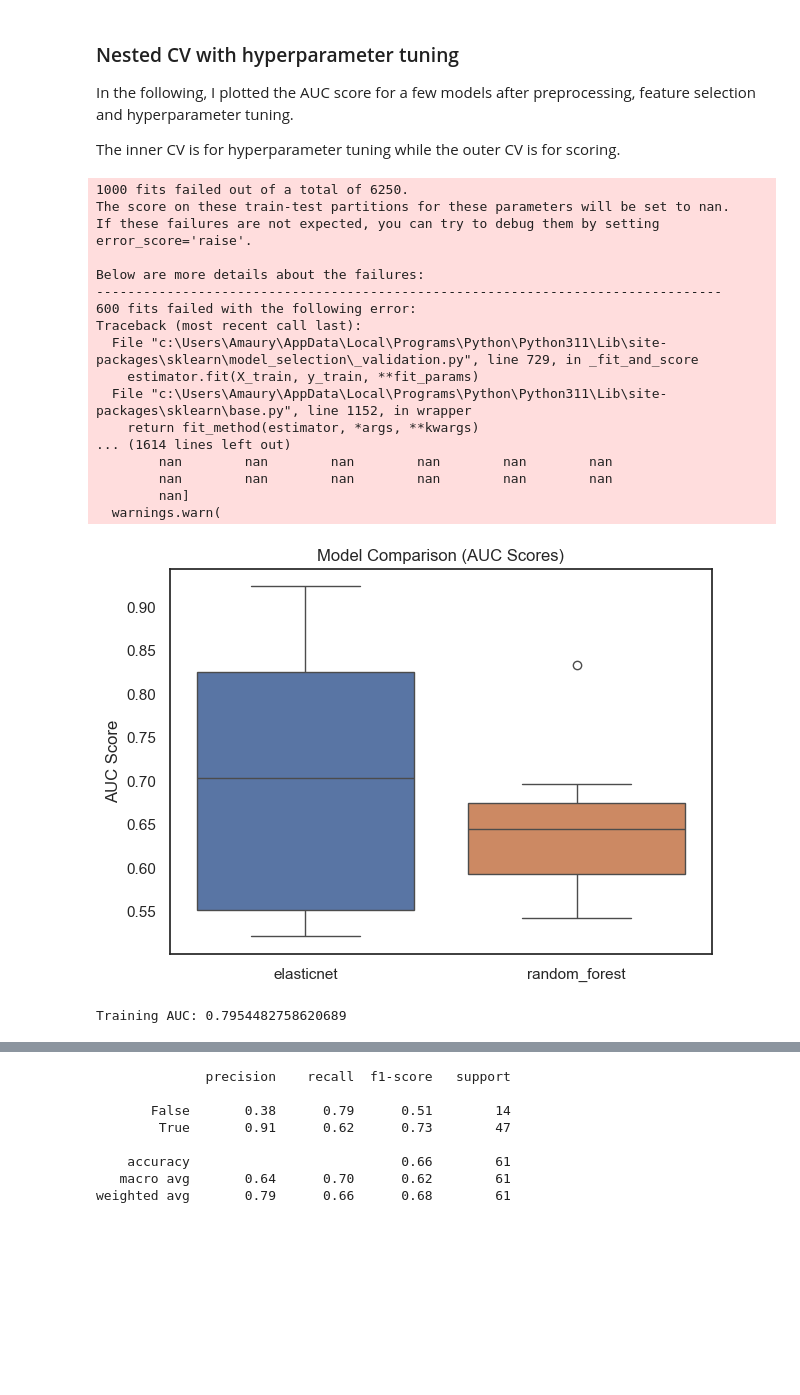
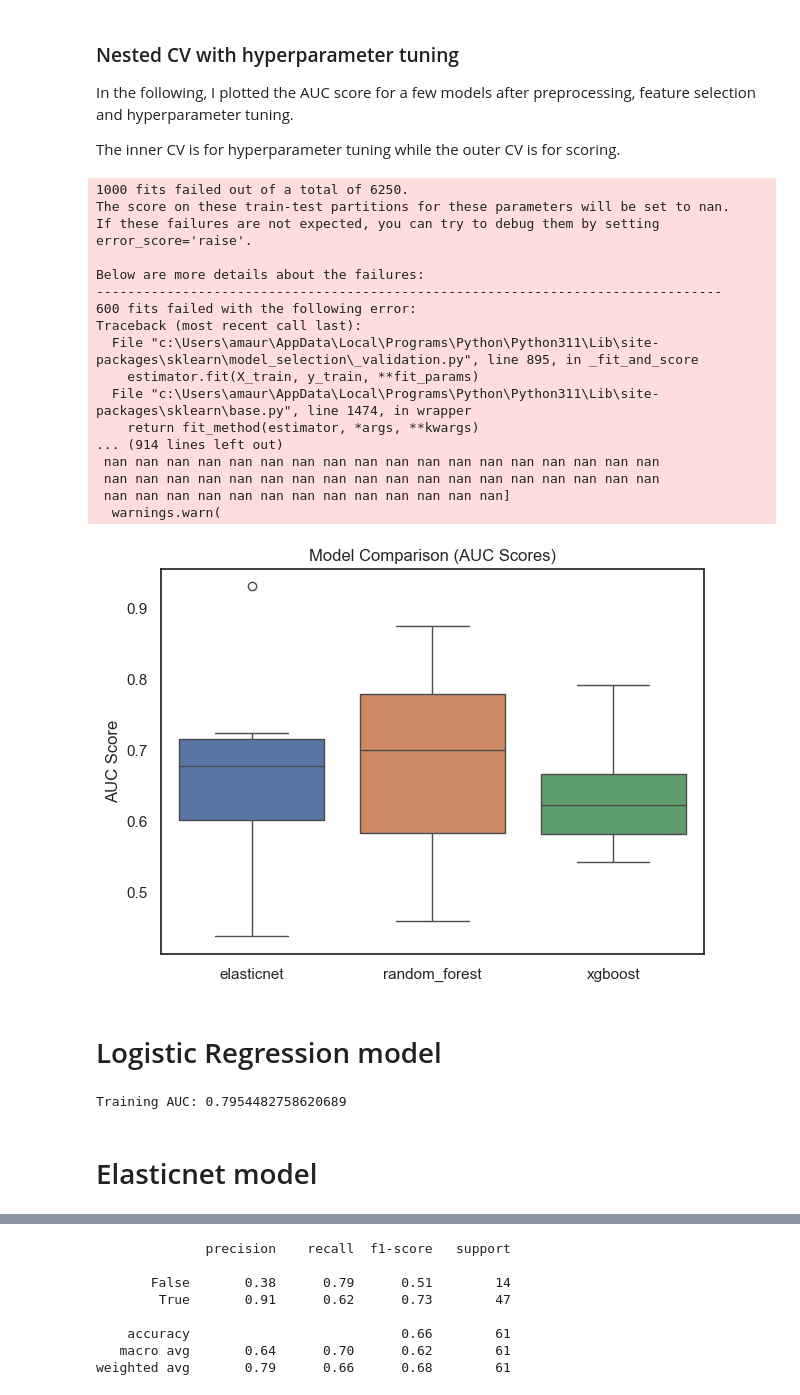
Before and after one commit to AmauryPelzer/Engel-outcome-prediction, a Jupyter notebook: notebooks/3. modeling/cl_modeling_binary.ipynb, the cells around one changed output, grey strips where cells are left out. Drawn from its saved outputs; the diff is of its cells as text; code cells hidden in the pictures; blank space fills up the shorter version.

```diff
--- a/notebooks/3. modeling/cl_modeling_binary.ipynb
+++ b/notebooks/3. modeling/cl_modeling_binary.ipynb
@@ -63,8 +55,8 @@ X = wide_df[["sex_gender", "age", "eeg", "engel_outcomes", "mri", "phys_findings
              "surgical_information", "freq_per_month_hw", "resect_procedure___1", "resect_procedure___2", "resect_procedure___3",
              "resect_procedure___4", "resect_procedure___5", "resect_procedure___6", "resect_procedure___7",
              "resect_procedure___8", "resect_procedure___9", "resect_procedure___10", "resect_procedure___11",
-             "resect_procedure___12", "resect_procedure___13", "resect_procedure___14", "resect_procedure___15", "seizure_notes_word_cnt",
-             "date_diff_surgical_information", "date_diff_eeg", "date_diff_neuropsychological_testing", "date_diff_mri"]]
+             "resect_procedure___12", "resect_procedure___13", "resect_procedure___14", "resect_procedure___15",
+             "seizure_notes_word_cnt", "date_diff_eeg", "date_diff_neuropsychological_testing", "date_diff_mri"]]
 
 epilepsy_diagnosis = ["epi_dx_category", "epi_seiz_symp_idio", "epi_seiz_med_refract", "epi_seiz_se", "epi_icd", "epi_dx"] # "epi_dx" and "epi_key_information" for term frequency // Hot-encode the rest
 
@@ -89,6 +81,8 @@ y = wide_df["surg_engel"]
 
 # Turns the outcome variable from range [1,4] to [0,3]
 y = y - 1
+
+del epilepsy_diagnosis, past_medical_history, seizure_classification, aed_history
 # %% [markdown]
 ## One-hot encoding
 
@@ -294,9 +279,7 @@ from sklearn.pipeline import Pipeline, make_pipeline
 numeric_var = ["age", "age_of_onset", "eo_days_postsurg", "eo_year_surg", "seizure_notes_word_cnt",
                "eeg", "engel_outcomes", "mri", "neuroanatomical_labeling",
                "neuropsychological_testing", "surgical_information", "freq_per_month",
-               "date_diff_surgical_information", "date_diff_eeg",
-               "date_diff_neuropsychological_testing", "date_diff_mri"] # , "prev_aeds_num"
-
+               "date_diff_eeg", "date_diff_neuropsychological_testing", "date_diff_mri"] # , "prev_aeds_num"
 
 
 column_names = numeric_var + list(set(X_train.columns) - set(numeric_var))
@@ -357,38 +340,17 @@ import numpy as np
 import pandas as pd
 import matplotlib.pyplot as plt
 import seaborn as sns
-from sklearn.compose import make_column_transformer
 from sklearn.pipeline import Pipeline
-from sklearn.impute import SimpleImputer
-from sklearn.preprocessing import StandardScaler
 from sklearn.model_selection import GridSearchCV, StratifiedKFold
-from sklearn.linear_model import ElasticNet, LogisticRegression, LogisticRegressionCV
+from sklearn.linear_model import ElasticNet
 from sklearn.svm import SVC
 from sklearn.ensemble import RandomForestClassifier
 from sklearn.feature_selection import SelectFromModel
 from sklearn.metrics import roc_auc_score
 from xgboost import XGBClassifier
-from collections import Counter
 
 X_CV = X_train.copy()
 y_CV = y_train.copy()
-
-# List of continuous variables
-numeric_var = ["age", "age_of_onset", "eo_days_postsurg", "eo_year_surg", "seizure_notes_word_cnt",
-               "eeg", "engel_outcomes", "mri", "neuroanatomical_labeling",
-               "neuropsychological_testing", "surgical_information", "freq_per_month",
-               "date_diff_surgical_information", "date_diff_eeg",
-               "date_diff_neuropsychological_testing", "date_diff_mri"] # , "prev_aeds_num"
-
-# Define preprocessing pipelines
-numeric_pipe = make_pipeline(SimpleImputer(strategy='median'), StandardScaler())
-categorical_pipe = make_pipeline(SimpleImputer(strategy='most_frequent'))
-
-# Define the preprocessing pipeline
-preprocessor = make_column_transformer(
-    (numeric_pipe, numeric_var),
-    remainder=categorical_pipe
-)
 
 # Define model pipelines with named steps and feature selection
 model_pipelines = {
@@ -401,12 +363,12 @@ model_pipelines = {
         ('preprocessor', preprocessor),
         ('feature_selection', SelectFromModel(RandomForestClassifier(random_state=42))),
         ('model', RandomForestClassifier())
+    ]),
+    'xgboost': Pipeline([
+        ('preprocessor', preprocessor),
+        ('feature_selection', SelectFromModel(XGBClassifier(use_label_encoder=False, eval_metric='logloss', random_state=42))),
+        ('model', XGBClassifier(use_label_encoder=False, eval_metric='logloss', random_state=42))
     ])
-    #'xgboost': Pipeline([
-    #    ('preprocessor', preprocessor),
-    #    ('feature_selection', SelectFromModel(XGBClassifier(use_label_encoder=False, eval_metric='logloss', random_state=42))),
-    #    ('model', XGBClassifier(use_label_encoder=False, eval_metric='logloss', random_state=42))
-    #])
     #'svm': Pipeline([
     #    ('preprocessor', preprocessor),
     #    ('feature_selection', SelectFromModel(SVC(kernel="linear", random_state=42))),
@@ -422,10 +384,10 @@ models_and_parameters = {
                    'model__l1_ratio': np.linspace(0, 1, 5)},
     'random_forest': {'feature_selection__estimator__n_estimators': np.linspace(5, 120, 5, dtype=int),
                       'model__n_estimators': np.linspace(5, 100, 5, dtype=int),
-                      'model__max_depth': np.linspace(2, 10, 5, dtype=int)}
-    #'xgboost': {'feature_selection__estimator__n_estimators': np.linspace(5, 120, 5, dtype=int),
-    #            'model__n_estimators': np.linspace(5, 120, 5, dtype=int),
-    #            'model__learning_rate': np.logspace(-3, -1, 3)}
+                      'model__max_depth': np.linspace(2, 10, 5, dtype=int)},
+    'xgboost': {'feature_selection__estimator__n_estimators': np.linspace(5, 120, 5, dtype=int),
+                'model__n_estimators': np.linspace(5, 120, 5, dtype=int),
+                'model__learning_rate': np.logspace(-3, -1, 3)}
     #'svm': {'feature_selection__estimator__C': np.logspace(-3, 2, 6),
     #        'model__C': np.logspace(-3, 2, 6),
     #        'model__kernel': ['linear', 'rbf', 'poly'],
@@ -459,39 +421,41 @@ for model_name, pipeline in model_pipelines.items():
 
         # Evaluate on test set
         y_pred = best_model.predict(X_test_fold)
         auc_score = roc_auc_score(y_test_fold, y_pred)
         auc_scores.append(auc_score)
 
     results[model_name] = auc_scores
     best_params[model_name] = params
 
 # Convert results to a DataFrame for easier plotting
 all_scores = pd.DataFrame(results)
 
 # Plot AUC scores
 plt.figure(figsize=(7, 5))
 sns.boxplot(data=all_scores)
 plt.title('Model Comparison (AUC Scores)')
 plt.ylabel('AUC Score')
 plt.show()
 # %% [output]
 1000 fits failed out of a total of 6250.
 The score on these train-test partitions for these parameters will be set to nan.
 If these failures are not expected, you can try to debug them by setting error_score='raise'.
 
 Below are more details about the failures:
 --------------------------------------------------------------------------------
 600 fits failed with the following error:
 Traceback (most recent call last):
-  File "c:\Users\Amaury\AppData\Local\Programs\Python\Python311\Lib\site-packages\sklearn\model_selection\_validation.py", line 729, in _fit_and_score
+  File "c:\Users\amaur\AppData\Local\Programs\Python\Python311\Lib\site-packages\sklearn\model_selection\_validation.py", line 895, in _fit_and_score
     estimator.fit(X_train, y_train, **fit_params)
-  File "c:\Users\Amaury\AppData\Local\Programs\Python\Python311\Lib\site-packages\sklearn\base.py", line 1152, in wrapper
+  File "c:\Users\amaur\AppData\Local\Programs\Python\Python311\Lib\site-packages\sklearn\base.py", line 1474, in wrapper
     return fit_method(estimator, *args, **kwargs)
-... (1614 lines left out)
-        nan        nan        nan        nan        nan        nan
-        nan        nan        nan        nan        nan        nan
-        nan]
+... (914 lines left out)
+ nan nan nan nan nan nan nan nan nan nan nan nan nan nan nan nan nan nan
+ nan nan nan nan nan nan nan nan nan nan nan nan nan nan nan nan nan nan
+ nan nan nan nan nan nan nan nan nan nan nan nan nan]
   warnings.warn(
-[figure, old version]
+[figure, new version]
+# %% [markdown]
+# Logistic Regression model
 # %%
 import numpy as np
@@ -554,5 +512,7 @@ feature_names = X_train_processed.columns
 coefficients = log_reg_cv.coef_.flatten()
 # %% [output]
 Training AUC: 0.7954482758620689
+# %% [markdown]
+# Elasticnet model
 # %%
 import numpy as np
```
Also changed, not shown: parts of 65 cells of this notebook.
